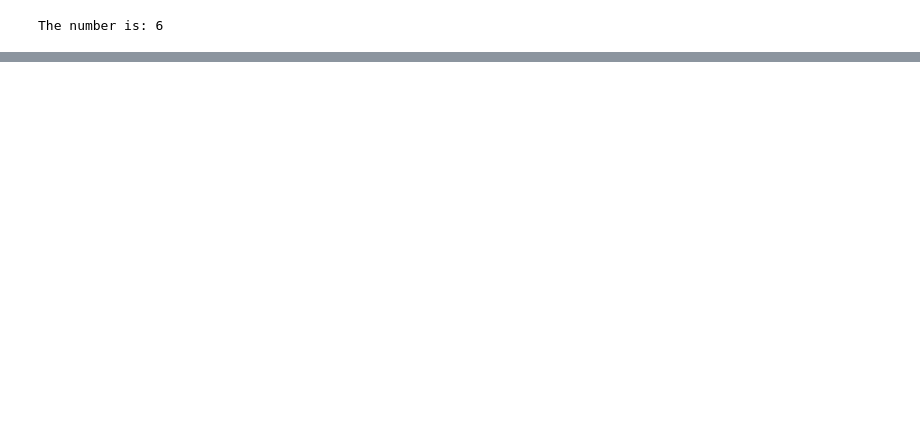
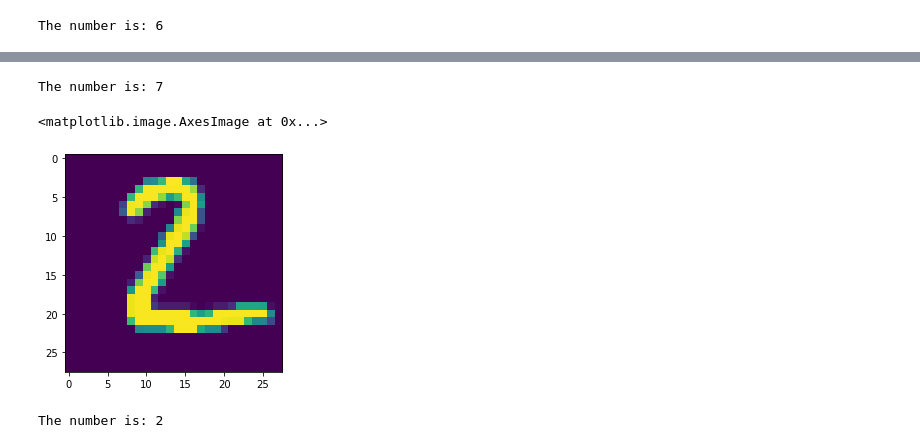
Before and after one commit to benalterman/ML-Final-Project, a Jupyter notebook: ML_Project.ipynb, the cells around one changed output, grey strips where cells are left out. Cells and saved outputs as stored; diff of their text form; code cells hidden in the pictures; blank space fills up the shorter version.

```diff
--- a/ML_Project.ipynb
+++ b/ML_Project.ipynb
@@ -116,0 +122,20 @@ The number is: 6
+# %%
+# run model to predict the number of the image
+prediction=model.predict(test_images)
+"""np.argmax finds the neuron with the highest probability."""
+print("The number is:", np.argmax(prediction[0]))
+# %% [output]
+The number is: 7
+# %%
+# select image from testing data from 0-9999
+plt.imshow(test_images[1])
+# %% [output]
+<matplotlib.image.AxesImage at 0x...>
+[figure, added]
+# %%
+# run model to predict the number of the image
+prediction=model.predict(test_images)
+"""np.argmax finds the neuron with the highest probability."""
+print("The number is:", np.argmax(prediction[1]))
+# %% [output]
+The number is: 2
```
Also changed, not shown: parts of 22 cells of this notebook.
